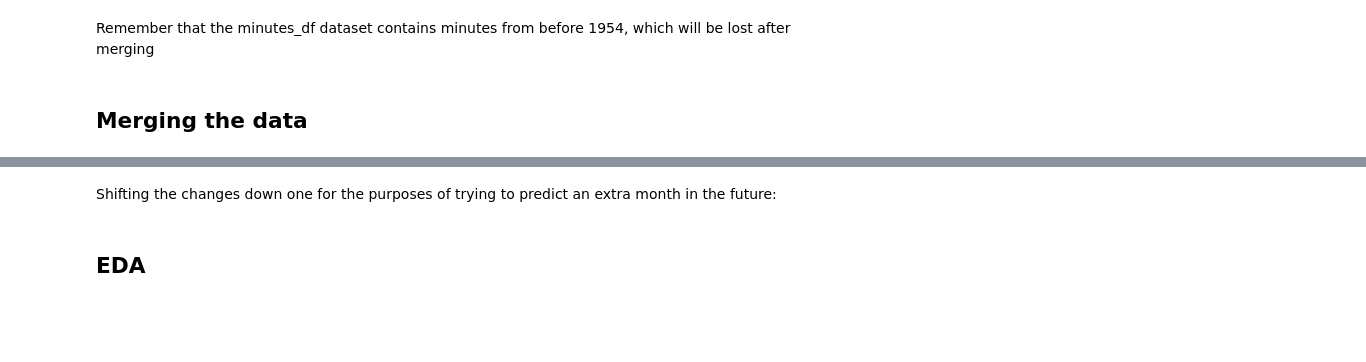
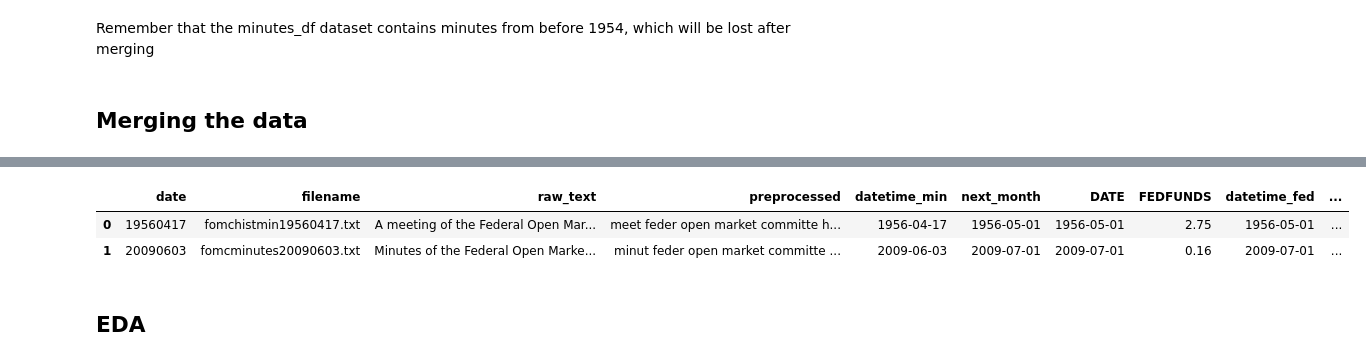
Before and after one commit to jbm4/Drills, a Jupyter notebook: NLPChallenge.ipynb, the cells around one changed output, grey strips where cells are left out. Drawn from its saved outputs; the diff is of its cells as text; code cells hidden in the pictures; blank space fills up the shorter version.

```diff
--- a/NLPChallenge.ipynb
+++ b/NLPChallenge.ipynb
@@ -464,3 +379,7 @@ memory usage: 83.8+ KB
-# %% [markdown]
-Shifting the changes down one for the purposes of trying to predict an extra month in the future:
+# %%
+merged_df.head(2)
+# %% [output]
+|  | date | filename | raw_text | preprocessed | datetime_min | next_month | DATE | FEDFUNDS | datetime_fed | ... |
+| 0 | 19560417 | fomchistmin19560417.txt | A meeting of the Federal Open Mar... | meet feder open market committe h... | 1956-04-17 | 1956-05-01 | 1956-05-01 | 2.75 | 1956-05-01 | ... |
+| 1 | 20090603 | fomcminutes20090603.txt | Minutes of the Federal Open Marke... | minut feder open market committe ... | 2009-06-03 | 2009-07-01 | 2009-07-01 | 0.16 | 2009-07-01 | ... |
 # %%
```
Also changed, not shown: parts of 51 cells of this notebook.
